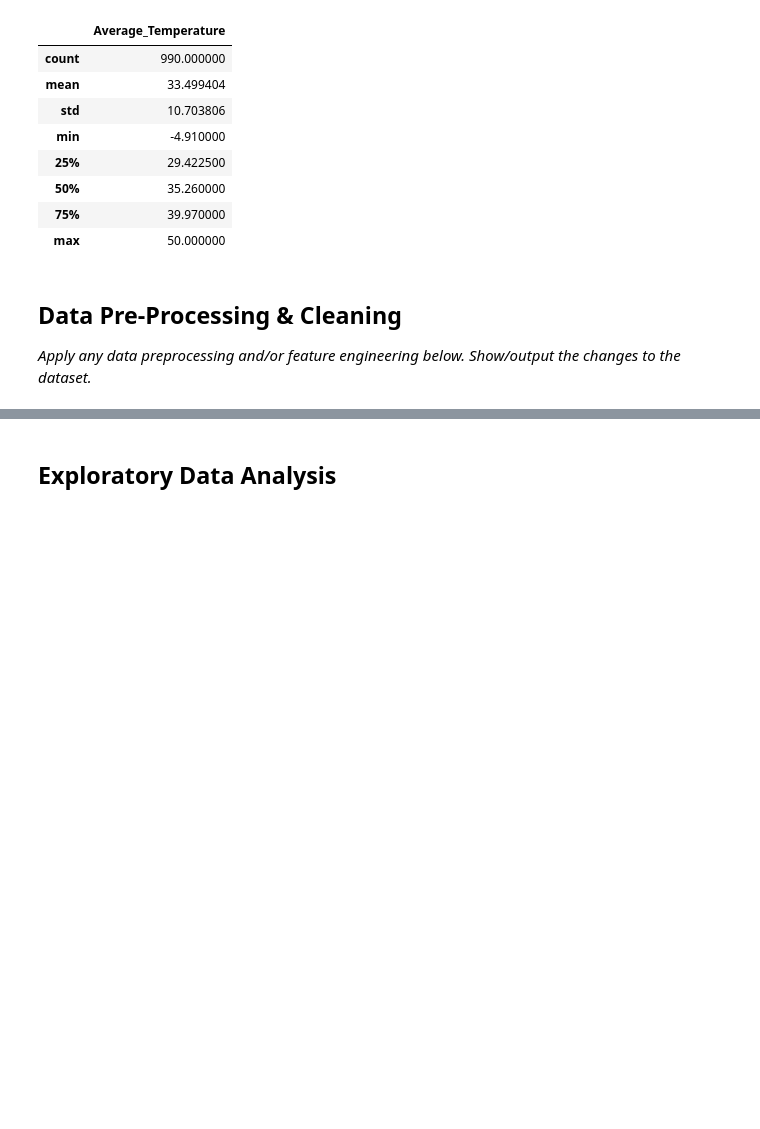
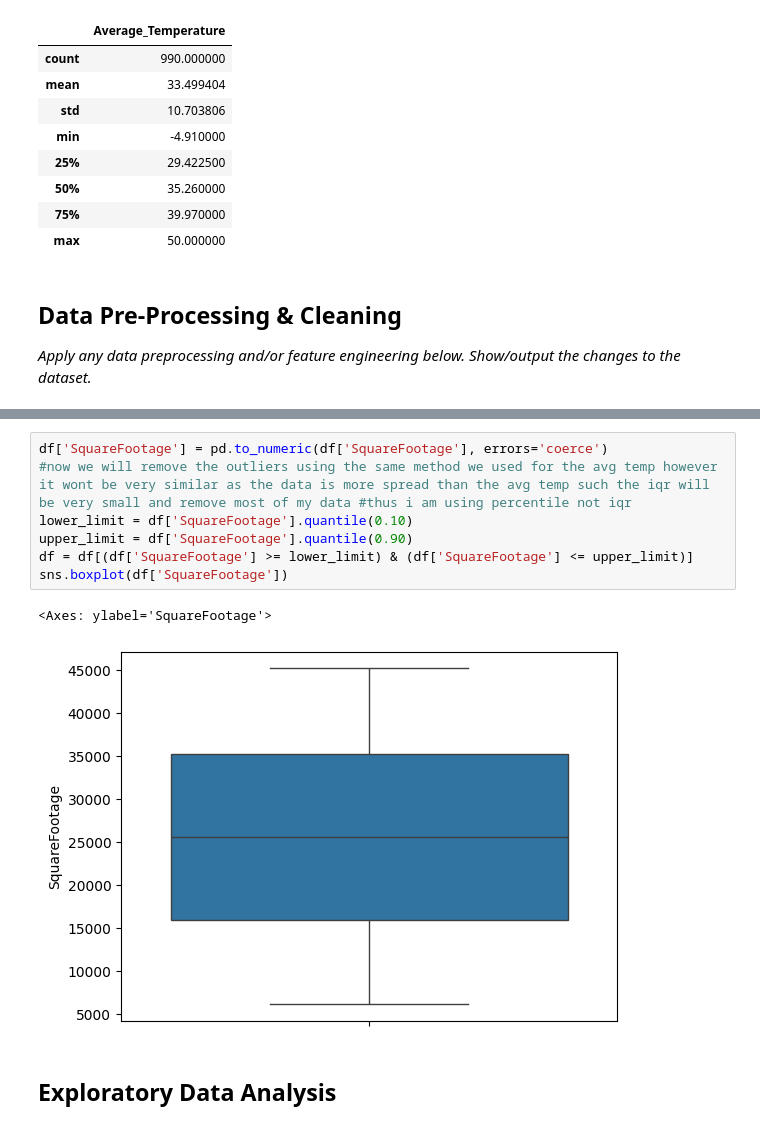
Before and after one commit to janabassemv/Customer-Segmentation, a Jupyter notebook: Regression_Mini-Project.ipynb, the cells around one changed output, grey strips where cells are left out. Drawn from its saved outputs; the diff is of its cells as text; blank space fills up the shorter version.

```diff
--- a/Regression_Mini-Project.ipynb
+++ b/Regression_Mini-Project.ipynb
@@ -184,3 +213,13 @@ df.iloc[630:660]
+# %%
+df['SquareFootage'] = pd.to_numeric(df['SquareFootage'], errors='coerce')
+#now we will remove the outliers using the same method we used for the avg temp however it wont be very similar as the data is more spread than the avg temp such the iqr will be very small and remove most of my data #thus i am using percentile not iqr
+lower_limit = df['SquareFootage'].quantile(0.10)
+upper_limit = df['SquareFootage'].quantile(0.90)
+df = df[(df['SquareFootage'] >= lower_limit) & (df['SquareFootage'] <= upper_limit)]
+sns.boxplot(df['SquareFootage'])
+# %% [output]
+<Axes: ylabel='SquareFootage'>
+[figure, added]
 # %% [markdown]
 ## Exploratory Data Analysis
 # %%
```
Also changed, not shown: parts of 27 cells of this notebook.
